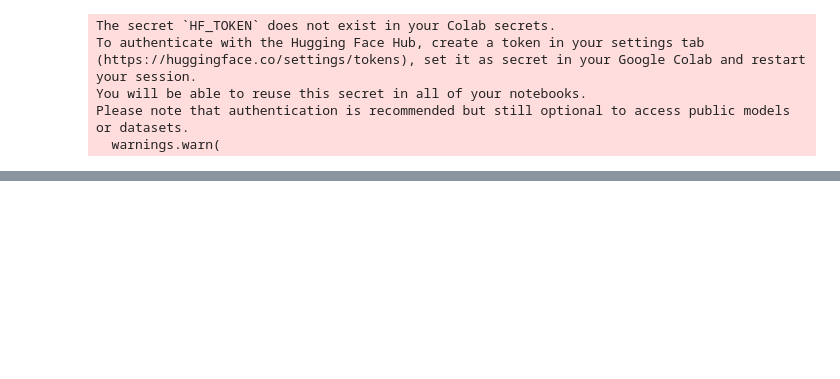
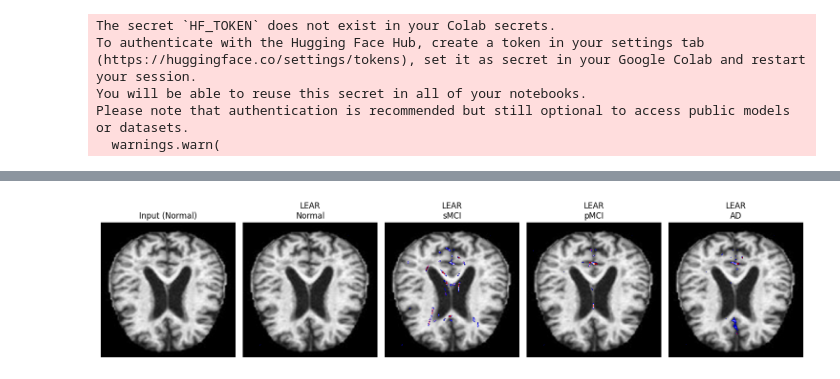
Before and after one commit to wltjr1007/pnpxai, a Jupyter notebook: tutorials/lear_workinprogress.ipynb, the cells around one changed output, grey strips where cells are left out. Drawn from its saved outputs; the diff is of its cells as text; code cells hidden in the pictures; blank space fills up the shorter version.

```diff
--- a/tutorials/lear_workinprogress.ipynb
+++ b/tutorials/lear_workinprogress.ipynb
@@ -111,0 +280,32 @@ ERR GuidedGradCam
+# %%
+fig, axes = plt.subplots(1, num_classes + 1, figsize=(15, 5))
+
+# Display the input image
+base_image = denormalize_image(inputs[0])
+axes[0].imshow(base_image)
+axes[0].axis("off")
+axes[0].set_title(f"Input ({label_dict[labels[0].item()]})")
+
+processed_attr = []
+# Display explanations
+for lbl in range(num_classes):
+    attr = explanations["LEAR"]
+    processed_attr += [postprocessors["LEAR"](attr[lbl])[0].cpu().detach().numpy()]
+processed_attr = np.array(processed_attr)
+
+# Create an overlay of the processed_attr on the input
+overlay = plt.cm.seismic(processed_attr)
+mask = (processed_attr >= -0.1) & (processed_attr <= 0.1)
+overlay[mask,..., -1] = 0.
+
+for lbl in range(num_classes):
+    axes[lbl + 1].imshow(base_image)
+    axes[lbl + 1].imshow(overlay[lbl])
+    axes[lbl + 1].axis("off")
+    axes[lbl + 1].set_title(f"{name}\n{label_dict[lbl]}")
+
+plt.tight_layout()
+plt.savefig("ADNI_LEAR.png", dpi=600)
+plt.show()
+# %% [output]
+[figure, added]
```
Also changed, not shown: parts of 28 cells of this notebook.
